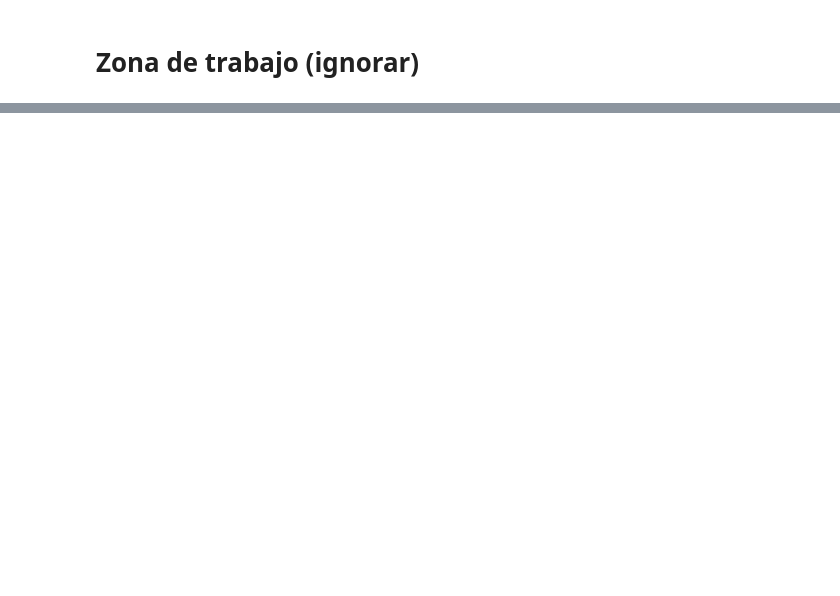
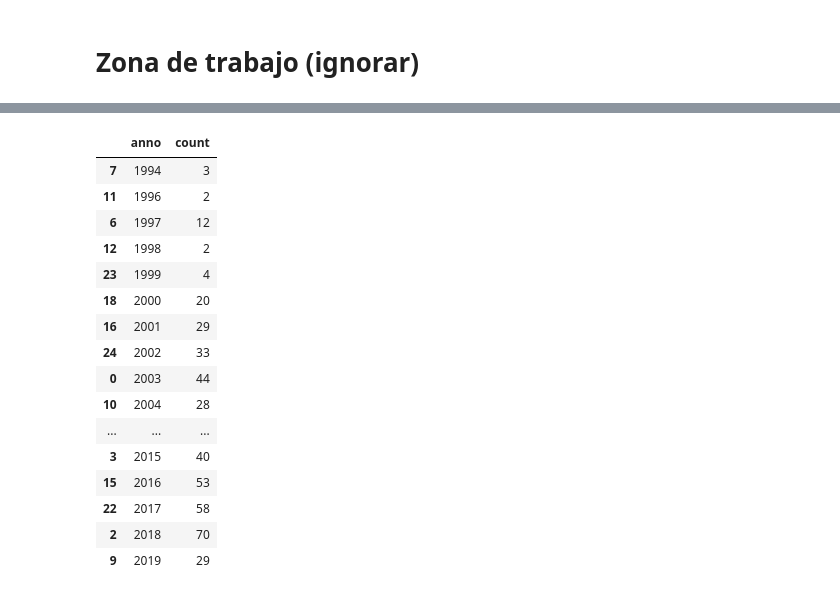
Before and after one commit to kennorsdb/nlppen, a Jupyter notebook: Notebook.ipynb, the cells around one changed output, grey strips where cells are left out. Saved outputs shown, nothing was run; the diff lists cells and outputs as text; code cells hidden in the pictures; blank space fills up the shorter version.

```diff
--- a/Notebook.ipynb
+++ b/Notebook.ipynb
@@ -160,0 +167,20 @@ df2
+# %%
+s.filter(s.FechaSolicitud.isNotNull()).groupby(s.anno).count().toPandas().sort_values('anno')
+# %% [output]
+|  | anno | count |
+| 7 | 1994 | 3 |
+| 11 | 1996 | 2 |
+| 6 | 1997 | 12 |
+| 12 | 1998 | 2 |
+| 23 | 1999 | 4 |
+| 18 | 2000 | 20 |
+| 16 | 2001 | 29 |
+| 24 | 2002 | 33 |
+| 0 | 2003 | 44 |
+| 10 | 2004 | 28 |
+| ... | ... | ... |
+| 3 | 2015 | 40 |
+| 15 | 2016 | 53 |
+| 22 | 2017 | 58 |
+| 2 | 2018 | 70 |
+| 9 | 2019 | 29 |
```
Also changed, not shown: parts of 13 cells of this notebook.
